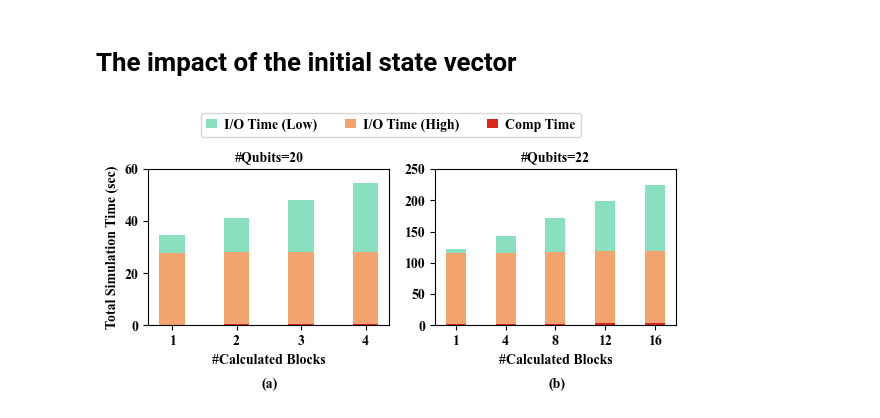
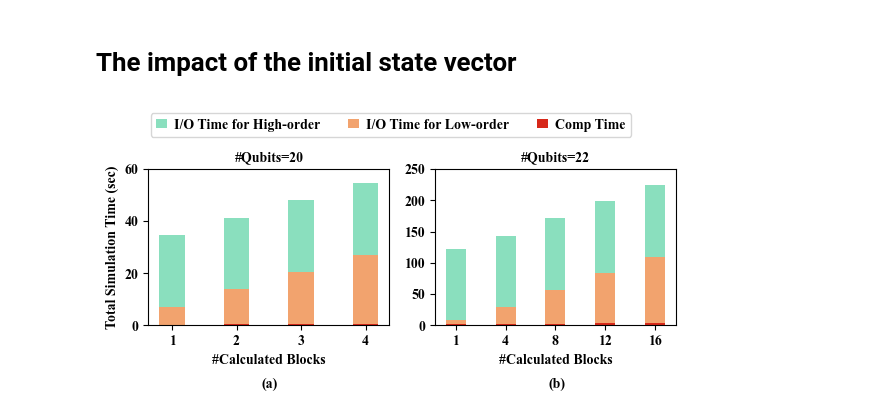
Before and after one commit to 1120198186/CompressData, a Jupyter notebook: fig/QuanTrans.ipynb, the cells around one changed output. Drawn from its saved outputs; the diff is of its cells as text; code cells hidden in the pictures.

```diff
--- a/fig/QuanTrans.ipynb
+++ b/fig/QuanTrans.ipynb
@@ -148,51 +148,59 @@ fig, axes = plt.subplots(1, 2, figsize=(6, 3), sharey=False) # sharey
 bar_width = 0.4
 
 for i, ax in enumerate(axes):
-    stacked_df = stacked[i].reindex(columns=stack_order, level=1)
+    stacked_hyb = stacked[i].reindex(columns=stack_order, level=1)
     # print(stacked_df)
 
-    index = np.arange(len(stacked_df.index))
-    ax.set_xticks(index, stacked_df.index)
+    index = np.arange(len(stacked_hyb.index))
+    ax.set_xticks(index, stacked_hyb.index)
 
     # 绘制柱状图
-    ax.bar(index, stacked_df[('HybridSim', 'Low I/O T.')],
-        bar_width, label='I/O Time (Low)', color=colors['iohigh'],
-        bottom=stacked_df[('HybridSim', 'High I/O T.')]+stacked_df[('HybridSim', 'Comp T.')])
+    # ax.bar(index, stacked_df[('HybridSim', 'Low I/O T.')],
+    #     bar_width, label='I/O Time (Low)', color=colors['iolow'],
+    #     bottom=stacked_df[('HybridSim', 'High I/O T.')]+stacked_df[('HybridSim', 'Comp T.')])
 
-    ax.bar(index, stacked_df[('HybridSim', 'High I/O T.')],
-        bar_width, label='I/O Time (High)', color=colors['iolow'],
-        bottom=stacked_df[('HybridSim', 'Comp T.')])
+    # ax.bar(index, stacked_df[('HybridSim', 'High I/O T.')],
+    #     bar_width, label='I/O Time (High)', color=colors['iohigh'],
+    #     bottom=stacked_df[('HybridSim', 'Comp T.')])
 
-    ax.bar(index, stacked_df[('HybridSim', 'Comp T.')],
-        bar_width, label='Comp Time', color=colors['comp'])
+    # ax.bar(index, stacked_df[('HybridSim', 'Comp T.')],
+    #     bar_width, label='Comp Time', color=colors['comp'])
+    ax.bar(index, stacked_hyb[('HybridSim', 'High I/O T.')],
+       bar_width, color=colors['iohigh'], edgecolor=colors['edge'], label='I/O Time for High-order',
+       bottom=stacked_hyb[('HybridSim', 'Low I/O T.')]+stacked_hyb[('HybridSim', 'Comp T.')])
+    ax.bar(index, stacked_hyb[('HybridSim', 'Low I/O T.')],
+        bar_width, color=colors['iolow'], edgecolor=colors['edge'], label='I/O Time for Low-order',
+        bottom=stacked_hyb[('HybridSim', 'Comp T.')])
+    ax.bar(index, stacked_hyb[('HybridSim', 'Comp T.')],
+        bar_width, color=colors['comp'], edgecolor=colors['edge'], label='Comp Time')
 
 
     # subgraph titles
     ax.set_title(f'#Qubits={numQubits[i]}', fontsize=fontsize, fontweight='bold')
 
     ax.set_xlabel('#Calculated Blocks', fontsize=fontsize, fontweight='bold')
 
     # mark the number in the lower center of the first subgraph in each row
     label = f'({string.ascii_lowercase[i]})'
     ax.text(0.47, -0.4, label, transform=ax.transAxes, fontsize=fontsize)
 
     if i == 0:
         # labels
         barHandles, barLabels = ax.get_legend_handles_labels()
         handles.extend(barHandles)
         labels.extend(barLabels)
 
         ax.set_yticks(list(np.arange(0, 61, 20)))
         ax.set_ylabel('Total Simulation Time (sec)', fontsize=fontsize, fontweight='bold')
     else:
         ax.set_yticks(list(np.arange(0, 251, 50)))
 
 fig.legend(handles, labels, loc='upper center', bbox_to_anchor=(0.5, 1.1), ncol=3, fontsize=fontsize, handlelength=0.8, handletextpad=0.5)
 
 plt.tight_layout()
 # plt.subplots_adjust(wspace=0)
 
 plt.savefig(f'{sheetname}.pdf', format='pdf', bbox_inches='tight')
 plt.show()
 # %% [output]
-[figure, old version]
+[figure, new version]
```
Also changed, not shown: 3 other files.
